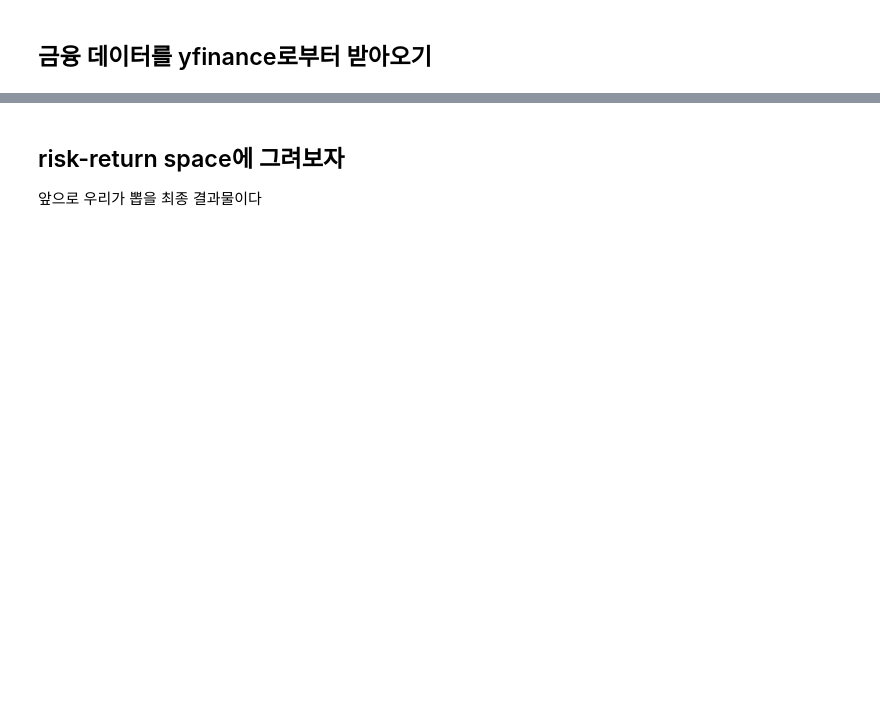
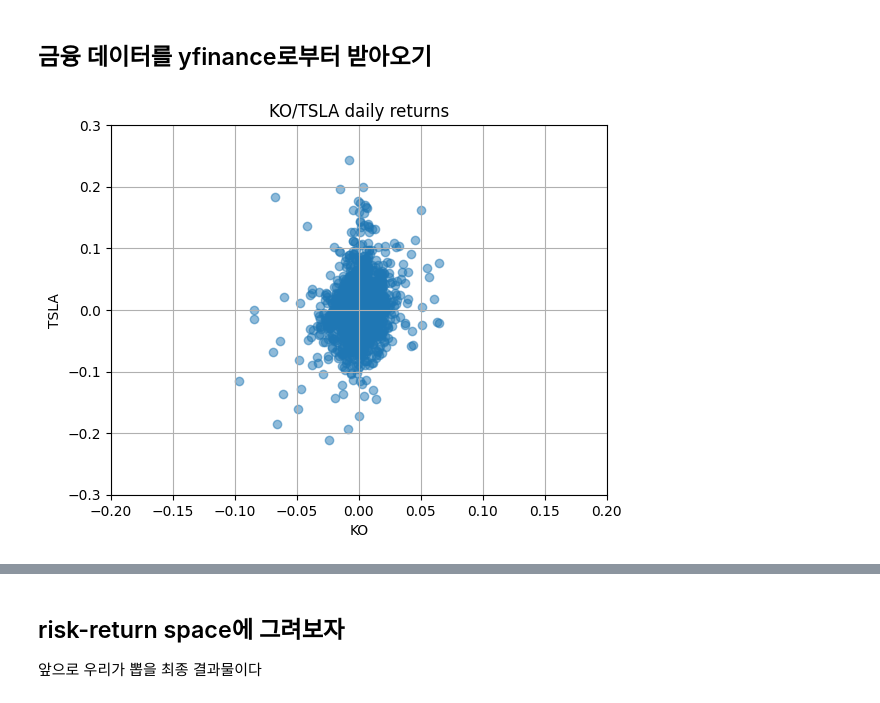
Before and after one commit to red1108/infoQGAN-outdated-, a Jupyter notebook: infoQGAN_portfolio/code.ipynb, the cells around one changed output, grey strips where cells are left out. Saved outputs shown, nothing was run; the diff lists cells and outputs as text; code cells hidden in the pictures; blank space fills up the shorter version.

```diff
--- a/infoQGAN_portfolio/code.ipynb
+++ b/infoQGAN_portfolio/code.ipynb
@@ -16,7 +16,7 @@ import pickle
 import pandas as pd
 # %%
 # 기본 세팅
-name1 = "AAPL"
+name1 = "KO"
 name2 = "TSLA"
 cut_left = -0.1
 cut_right = 0.1
@@ -45,13 +45,15 @@ stock_prices, stock_returns = get_stocks_datas([name1, name2], start_date, end_d
 # %%
 # 산점도 그리기
 plt.scatter(stock_returns[name1].values, stock_returns[name2].values, alpha=0.5)
 plt.title(f'{name1}/{name2} daily returns')
 plt.xlabel(name1)
 plt.ylabel(name2)
-plt.xlim(-0.15, 0.15)
-plt.ylim(-0.15, 0.15)
+plt.xlim(-0.2, 0.2)
+plt.ylim(-0.3, 0.3)
 plt.grid(True)
 plt.show()
+# %% [output]
+[figure, added]
 # %%
 import matplotlib.pyplot as plt
 import numpy as np
```
Also changed, not shown: parts of 7 cells of this notebook, 1 other file.
